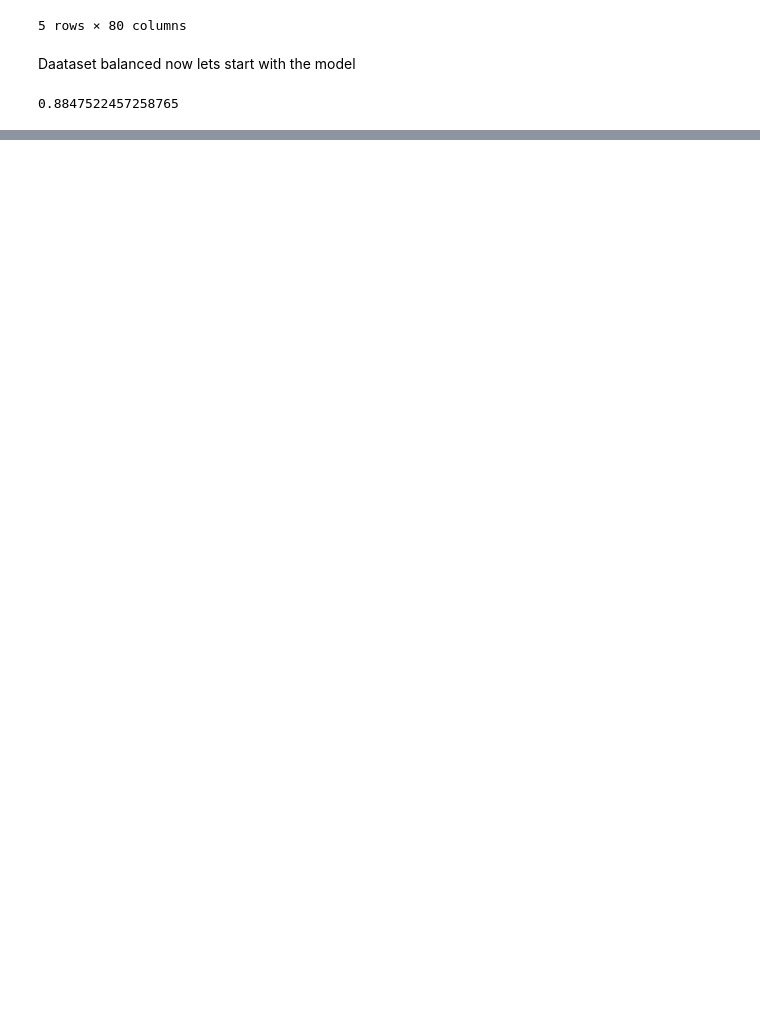
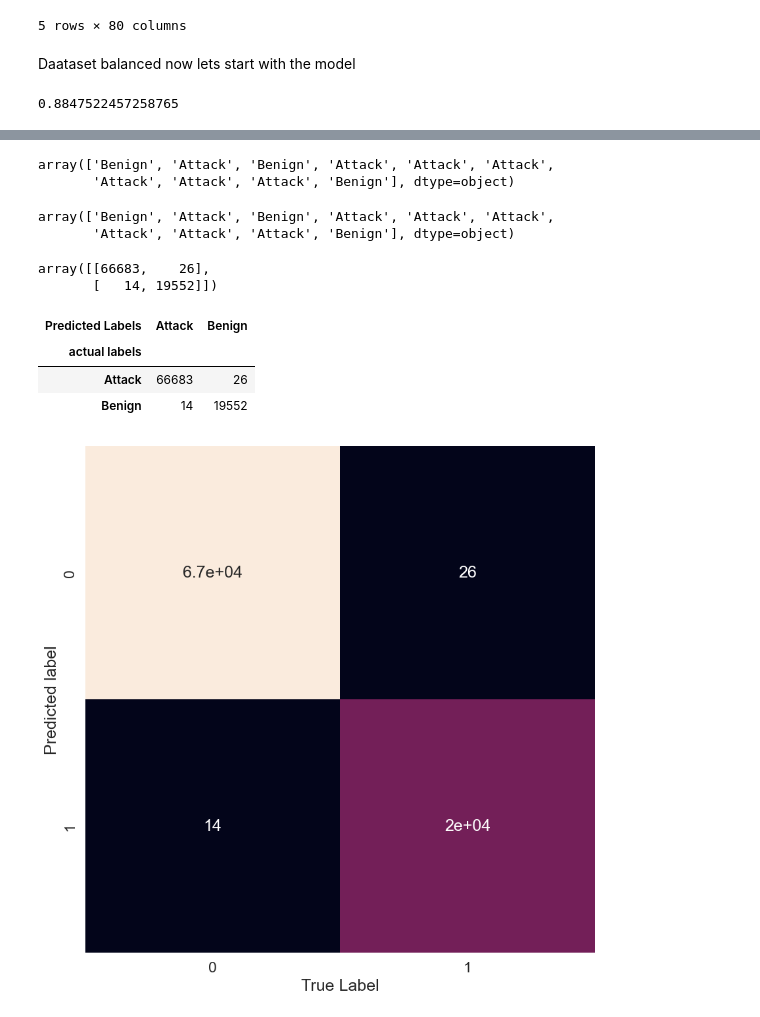
Before and after one commit to FairozAhmadSheikh/DDOS_Detection, a Jupyter notebook: final.ipynb, the cells around one changed output, grey strips where cells are left out. Drawn from its saved outputs; the diff is of its cells as text; code cells hidden in the pictures; blank space fills up the shorter version.

Commit message:
confusion matrix creatd

```diff
--- a/final.ipynb
+++ b/final.ipynb
@@ -326,0 +333,35 @@ clf.score(X_test,y_test)
+# %%
+y_preds=clf.predict(X_test)
+y_preds[:10]
+# %% [output]
+array(['Benign', 'Attack', 'Benign', 'Attack', 'Attack', 'Attack',
+       'Attack', 'Attack', 'Attack', 'Benign'], dtype=object)
+# %%
+np.array(y_test[:10])
+# %% [output]
+array(['Benign', 'Attack', 'Benign', 'Attack', 'Attack', 'Attack',
+       'Attack', 'Attack', 'Attack', 'Benign'], dtype=object)
+# %%
+from sklearn.metrics import confusion_matrix
+y_preds=clf.predict(X_test)
+confusion_matrix(y_test,y_preds)
+# %% [output]
+array([[66683,    26],
+       [   14, 19552]])
+# %%
+pd.crosstab(y_test,y_preds,rownames=["actual labels"],
+            colnames=['Predicted Labels'])
+# %% [output]
+| Predicted Labels | Attack | Benign |
+| actual labels |  |  |
+| Attack | 66683 | 26 |
+| Benign | 14 | 19552 |
+# %%
+def plot_confusion_matrix(conf_mat):
+    fig,ax=plt.subplots(figsize=(10,10))
+    ax=sns.heatmap(conf_mat,annot=True,cbar=False)
+    plt.xlabel("True Label")
+    plt.ylabel("Predicted label")
+plot_confusion_matrix(conf_mat=conf_mat)
+# %% [output]
+[figure, added]
```
Also changed, not shown: parts of 2 cells of this notebook.
